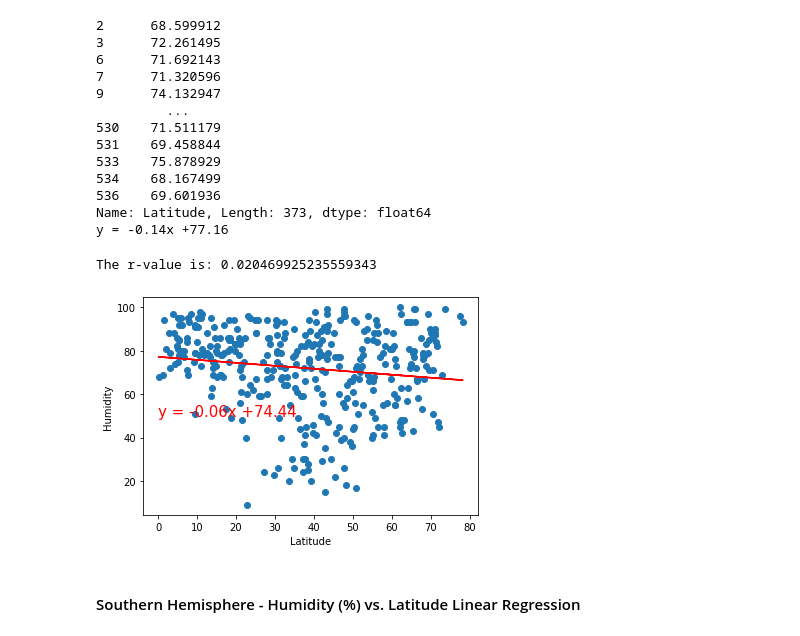
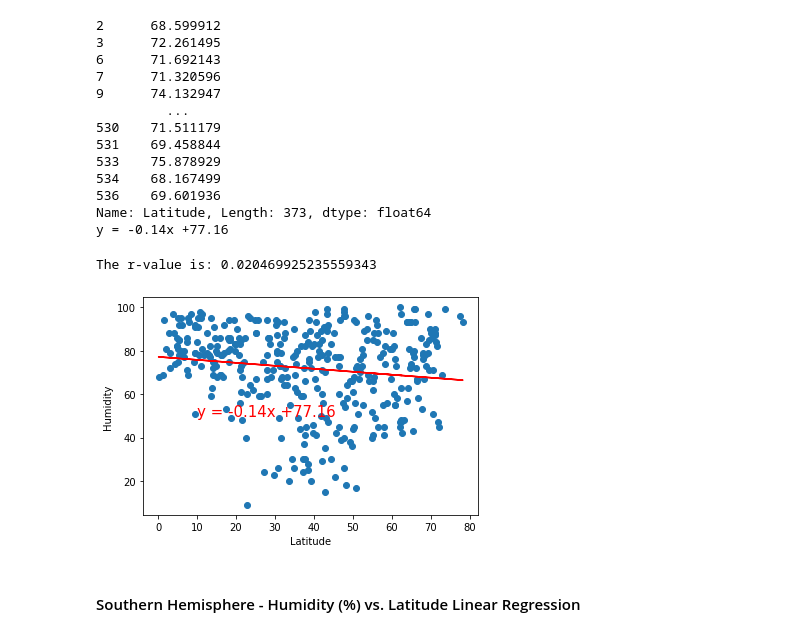
Before and after one commit to Dieneba1/python-api-challeng, a Jupyter notebook: WeatherPy/WeatherPy.ipynb, the cells around one changed output. Drawn from its saved outputs; the diff is of its cells as text; code cells hidden in the pictures.

```diff
--- a/WeatherPy/WeatherPy.ipynb
+++ b/WeatherPy/WeatherPy.ipynb
@@ -322,17 +319,17 @@ y = -0.14x +77.16
 # %%
 plt.scatter(x_values,y_values)
 plt.plot(x_values,regress_values,"r-")
 
 plt.xlabel('Latitude')
 plt.ylabel('Humidity')
 
 print(f"The r-value is: {rvalue**2}")
-plt.annotate("y = -0.06x +74.44",(0,50),fontsize=15,color="red")
+plt.annotate("y = -0.14x +77.16",(10,50),fontsize=15,color="red")
 
 plt.show()
 # %% [output]
 The r-value is: 0.020469925235559343
-[figure, old version]
+[figure, new version]
 # %% [markdown]
 ####  Southern Hemisphere - Humidity (%) vs. Latitude Linear Regression
 # %%
```
Also changed, not shown: parts of 12 cells of this notebook, 1 other file.
